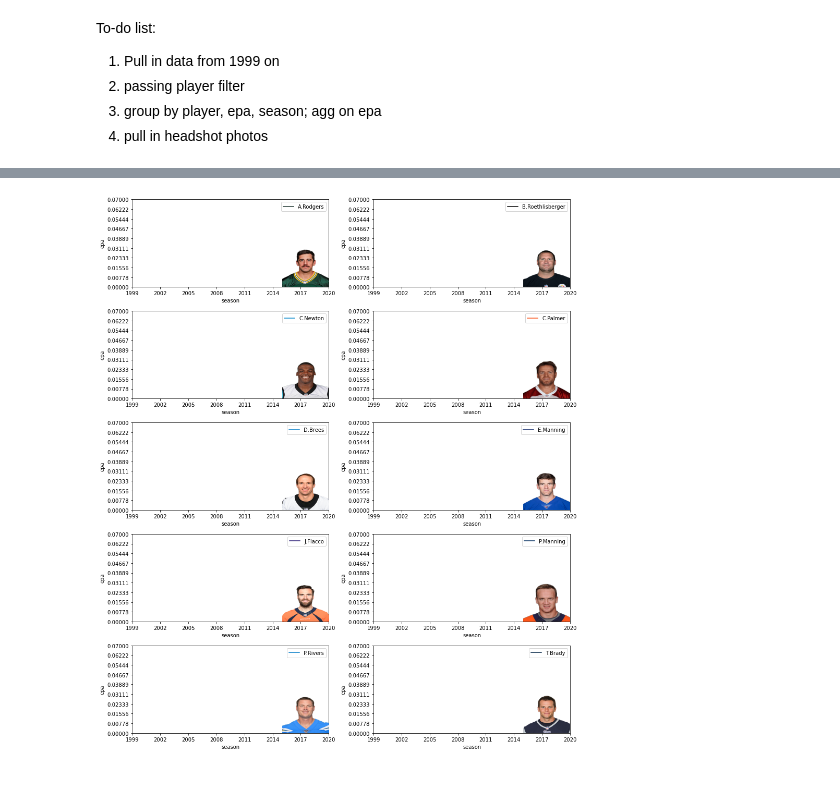
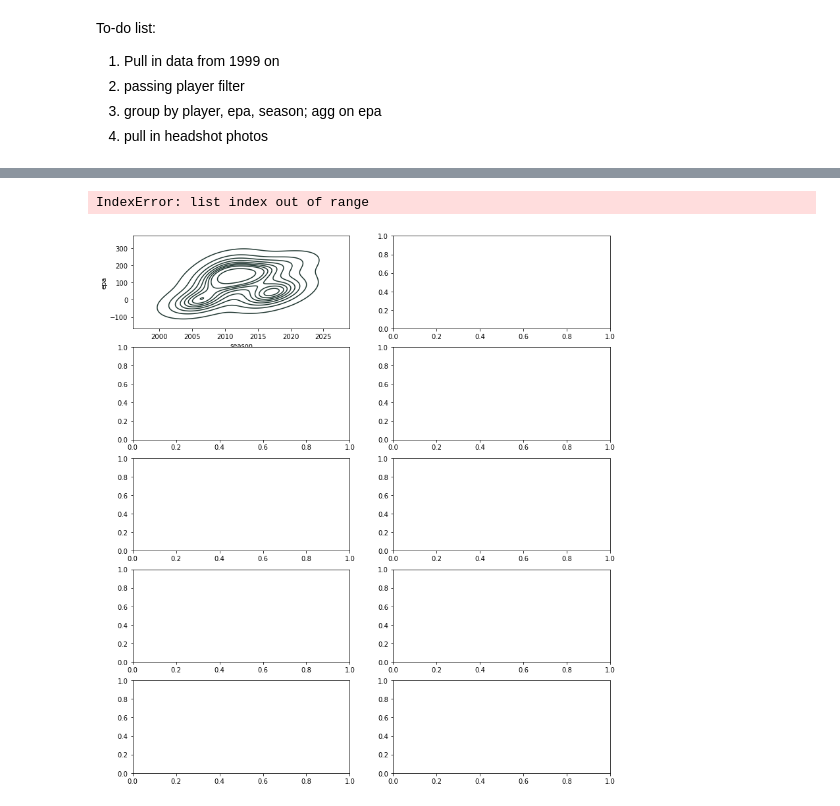
Before and after one commit to austinmoore18/Data-Analysis, a Jupyter notebook: Visualization Code/QB age charts.ipynb, the cells around one changed output, grey strips where cells are left out. Saved outputs shown, nothing was run; the diff lists cells and outputs as text; code cells hidden in the pictures.

```diff
--- a/Visualization Code/QB age charts.ipynb
+++ b/Visualization Code/QB age charts.ipynb
@@ -56,6 +56,10 @@ df = data3.groupby(['season','passer_player_name', 'team_color', 'headshot_url']
 # %%
 df.columns = ['season', 'name', 'team_color', 'headshot_url', 'epa']
 # %%
+df = data3.groupby(['season','passer_player_name', 'team_color', 'headshot_url'], as_index=False).agg({'qb_epa': ['sum']})
+
+df.columns = ['season', 'name', 'team_color', 'headshot_url', 'epa']
+
 groups = [group for group in df.groupby('name')]
 
 # 5 rows, 2 columns
@@ -84,35 +88,37 @@ for row in range(rows):
     img = plt.imread(BytesIO(response.content))
 
     # plot a KDE plot of the player's air yards on the row, col ax and color it with the player's team color
-    ax = sns.lineplot(df['epa'], ax=axes[row, col], label=player_name, color=primary_color)
+    #ax = sns.lineplot(df['season'], df['epa'], ax=axes[row, col], label=player_name, color=primary_color)
+
 
     ax.set_aspect('auto')
 
     lines = ax.get_lines()[0].get_xydata()
 
     x, y = lines[:, 0], lines[:, 1]
 
     #extent argument left, right, bottom, top
     ax.imshow(img, extent=[2015, 2020, 0, 0.03], aspect='auto', zorder=1000)
 
     #fill the area underneath the curve
     #ax.fill_between(x, y, color=primary_color, alpha=0.4)
 
     ax.set_xticks(range(1999, 2021, 3))
 
     ax.set_yticks(np.linspace(0, 0.07, 10))
 
     ax.set_xlabel('season')
 
     ax.set_ylabel('epa')
 
 
     #show us the legend
     ax.legend()
 
     i += 1
 
 #there's a lot of graphs
 plt.tight_layout();
 # %% [output]
+IndexError: list index out of range
-[figure, old version]
+[figure, new version]
```
Also changed, not shown: parts of 4 cells of this notebook, 5 other files.
